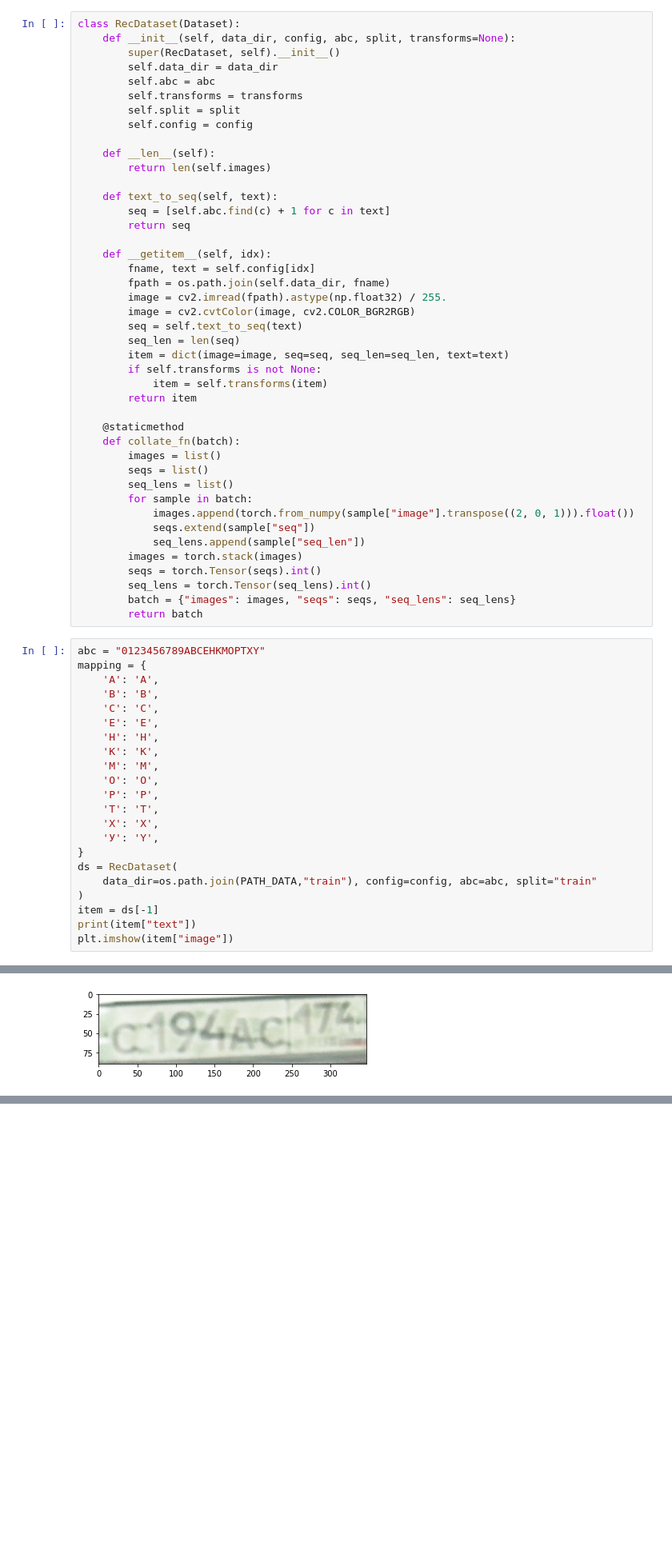
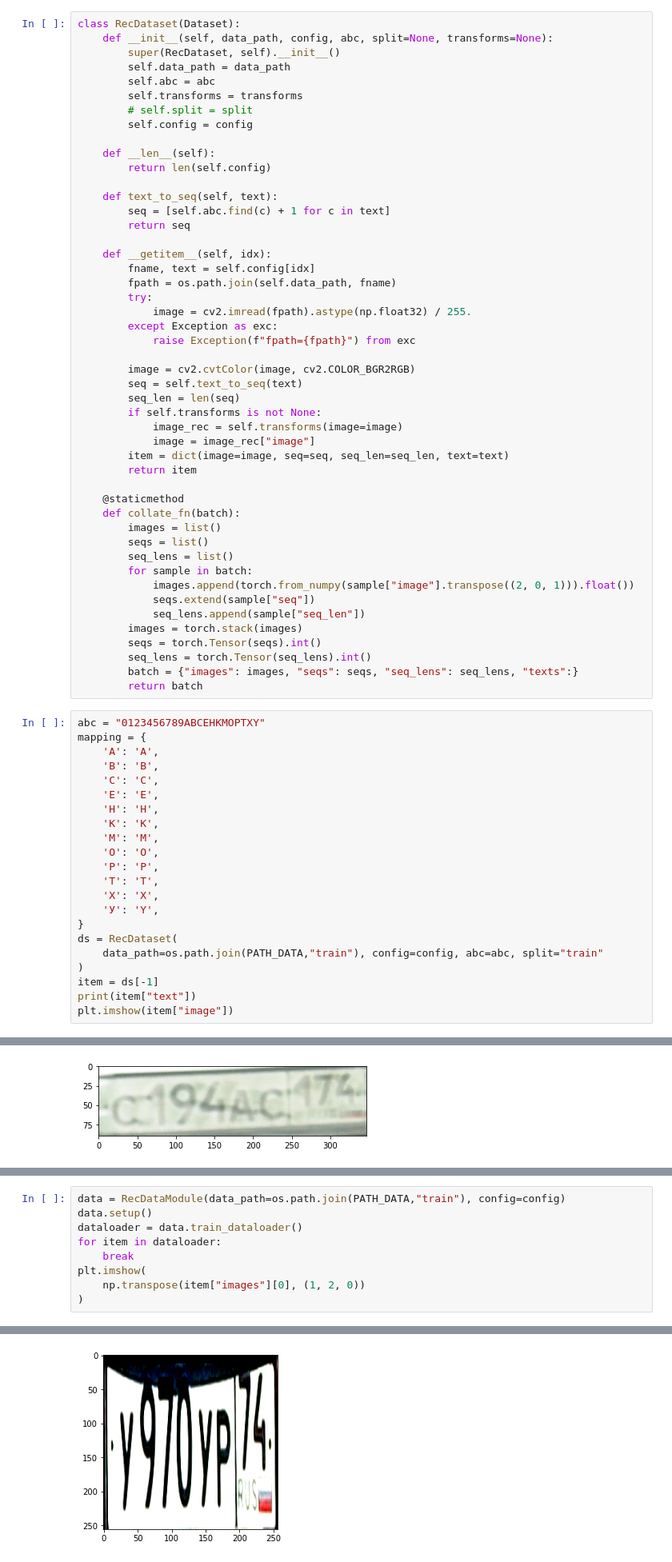
Before and after one commit to roman-4erkasov/cv, a Jupyter notebook: task03_ocr/prj03_ctc/wrk01_data.ipynb, the cells around one changed output, grey strips where cells are left out. Shown at 80% size. Saved outputs shown, nothing was run; the diff lists cells and outputs as text; blank space fills up the shorter version.

```diff
--- a/task03_ocr/prj03_ctc/wrk01_data.ipynb
+++ b/task03_ocr/prj03_ctc/wrk01_data.ipynb
@@ -34,15 +35,15 @@ for idx, fname in enumerate(
 # %%
 class RecDataset(Dataset):
-    def __init__(self, data_dir, config, abc, split, transforms=None):
+    def __init__(self, data_path, config, abc, split=None, transforms=None):
         super(RecDataset, self).__init__()
-        self.data_dir = data_dir
+        self.data_path = data_path
         self.abc = abc
         self.transforms = transforms
-        self.split = split
+        # self.split = split
         self.config = config
 
     def __len__(self):
-        return len(self.images)
+        return len(self.config)
 
     def text_to_seq(self, text):
         seq = [self.abc.find(c) + 1 for c in text]
@@ -50,14 +51,19 @@ class RecDataset(Dataset):
 
     def __getitem__(self, idx):
         fname, text = self.config[idx]
-        fpath = os.path.join(self.data_dir, fname)
-        image = cv2.imread(fpath).astype(np.float32) / 255.
+        fpath = os.path.join(self.data_path, fname)
+        try:
+            image = cv2.imread(fpath).astype(np.float32) / 255.
+        except Exception as exc:
+            raise Exception(f"fpath={fpath}") from exc
+
         image = cv2.cvtColor(image, cv2.COLOR_BGR2RGB)
         seq = self.text_to_seq(text)
         seq_len = len(seq)
+        if self.transforms is not None:
+            image_rec = self.transforms(image=image)
+            image = image_rec["image"]
         item = dict(image=image, seq=seq, seq_len=seq_len, text=text)
-        if self.transforms is not None:
-            item = self.transforms(item)
         return item
 
     @staticmethod
@@ -72,7 +78,7 @@ class RecDataset(Dataset):
         images = torch.stack(images)
         seqs = torch.Tensor(seqs).int()
         seq_lens = torch.Tensor(seq_lens).int()
-        batch = {"images": images, "seqs": seqs, "seq_lens": seq_lens}
+        batch = {"images": images, "seqs": seqs, "seq_lens": seq_lens, "texts":}
         return batch
 # %%
 abc = "0123456789ABCEHKMOPTXY"
@@ -91,7 +97,7 @@ mapping = {
     'У': 'Y',
 }
 ds = RecDataset(
-    data_dir=os.path.join(PATH_DATA,"train"), config=config, abc=abc, split="train"
+    data_path=os.path.join(PATH_DATA,"train"), config=config, abc=abc, split="train"
 )
 item = ds[-1]
 print(item["text"])
@@ -166,0 +204,10 @@ C194AC174
+# %%
+data = RecDataModule(data_path=os.path.join(PATH_DATA,"train"), config=config)
+data.setup()
+dataloader = data.train_dataloader()
+for item in dataloader:
+    break
+plt.imshow(
+    np.transpose(item["images"][0], (1, 2, 0))
+)
+# %% [output]
@@ -166,0 +216 @@ C194AC174
+[figure, added]
```
Also changed, not shown: parts of 8 cells of this notebook, 2 other files.
